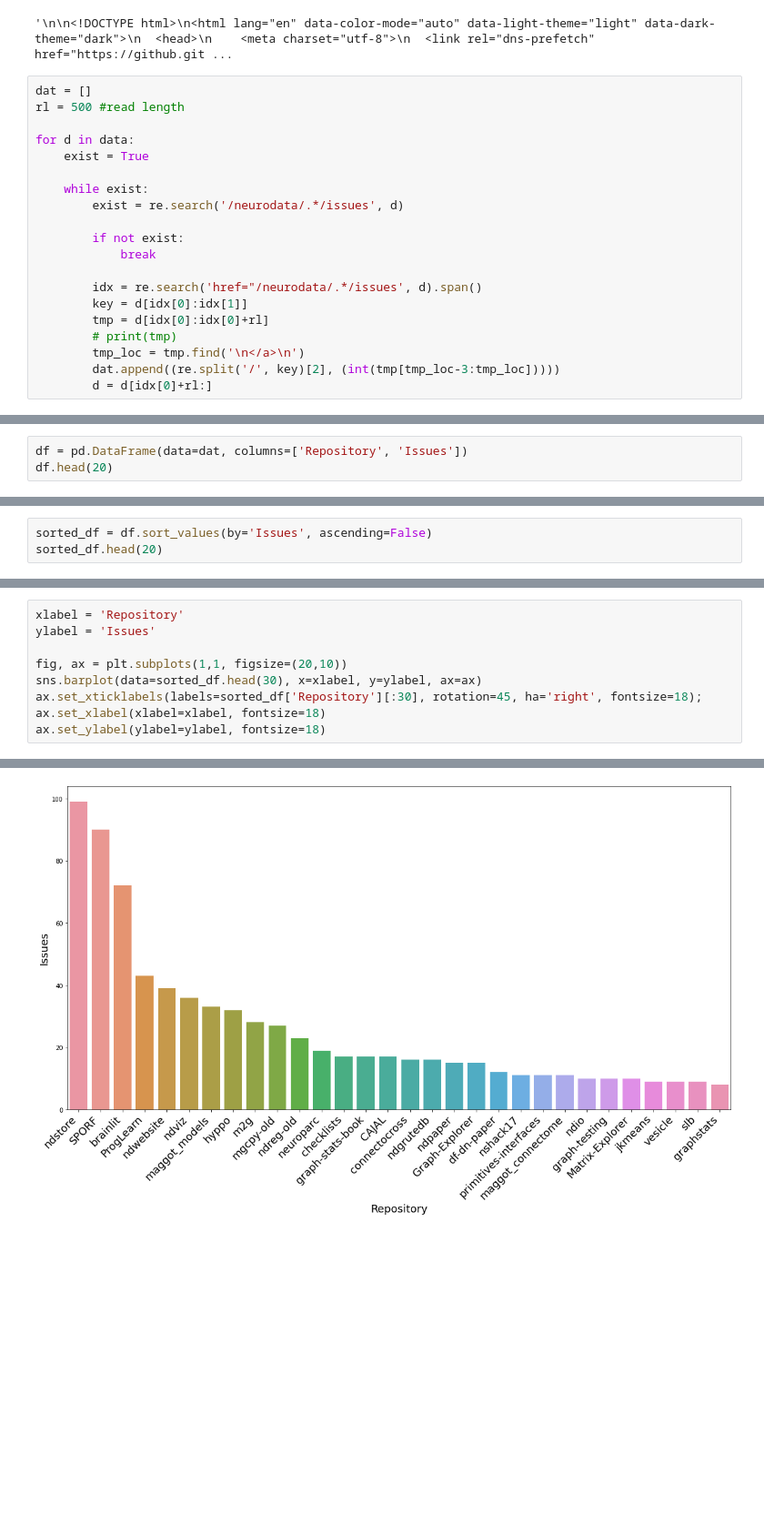
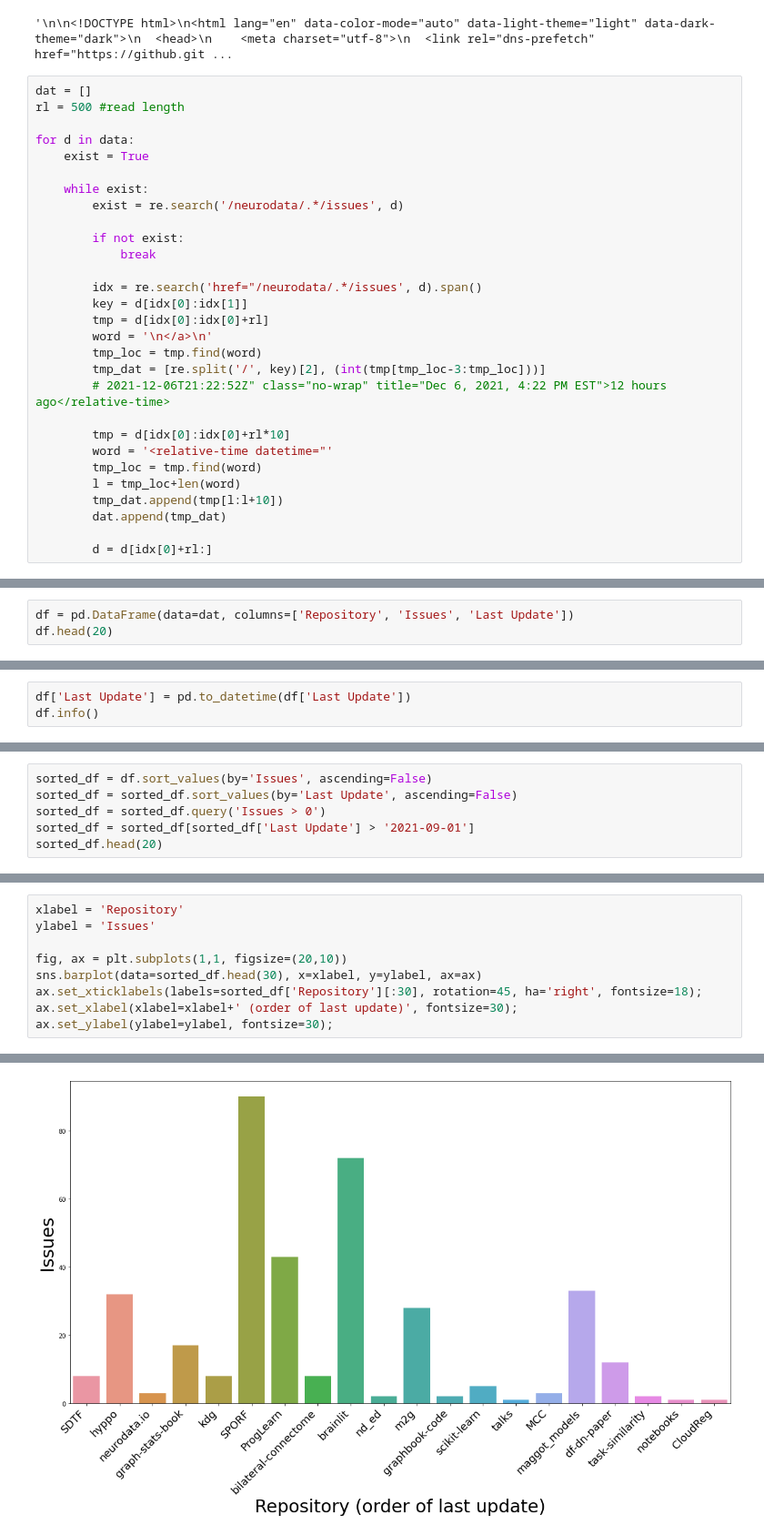
Before and after one commit to jshinm/web-scrapper, a Jupyter notebook: web-scrapper.ipynb, the cells around one changed output, grey strips where cells are left out. Shown: that part at 91% size. Saved outputs shown, nothing was run; the diff lists cells and outputs as text; blank space fills up the shorter version.

Commit message:
added last updated date

```diff
--- a/web-scrapper.ipynb
+++ b/web-scrapper.ipynb
@@ -43,9 +43,18 @@ for d in data:
         idx = re.search('href="/neurodata/.*/issues', d).span()
         key = d[idx[0]:idx[1]]
         tmp = d[idx[0]:idx[0]+rl]
-        # print(tmp)
-        tmp_loc = tmp.find('\n</a>\n')
-        dat.append((re.split('/', key)[2], (int(tmp[tmp_loc-3:tmp_loc]))))
+        word = '\n</a>\n'
+        tmp_loc = tmp.find(word)
+        tmp_dat = [re.split('/', key)[2], (int(tmp[tmp_loc-3:tmp_loc]))]
+        # 2021-12-06T21:22:52Z" class="no-wrap" title="Dec 6, 2021, 4:22 PM EST">12 hours ago</relative-time>
+
+        tmp = d[idx[0]:idx[0]+rl*10]
+        word = '<relative-time datetime="'
+        tmp_loc = tmp.find(word)
+        l = tmp_loc+len(word)
+        tmp_dat.append(tmp[l:l+10])
+        dat.append(tmp_dat)
+
         d = d[idx[0]+rl:]
 # %%
 len(dat), dat[:30]
@@ -70,4 +79,4 @@ len(dat), dat[:30]
 # %%
-df = pd.DataFrame(data=dat, columns=['Repository', 'Issues'])
+df = pd.DataFrame(data=dat, columns=['Repository', 'Issues', 'Last Update'])
 df.head(20)
 # %% [output]
@@ -90,0 +100,3 @@ df.head(20)
+# %%
+df['Last Update'] = pd.to_datetime(df['Last Update'])
+df.info()
@@ -91,4 +114,7 @@ df.head(20)
 # %%
 sorted_df = df.sort_values(by='Issues', ascending=False)
+sorted_df = sorted_df.sort_values(by='Last Update', ascending=False)
+sorted_df = sorted_df.query('Issues > 0')
+sorted_df = sorted_df[sorted_df['Last Update'] > '2021-09-01']
 sorted_df.head(20)
 # %% [output]
@@ -116,6 +142,6 @@ ylabel = 'Issues'
 fig, ax = plt.subplots(1,1, figsize=(20,10))
 sns.barplot(data=sorted_df.head(30), x=xlabel, y=ylabel, ax=ax)
 ax.set_xticklabels(labels=sorted_df['Repository'][:30], rotation=45, ha='right', fontsize=18);
-ax.set_xlabel(xlabel=xlabel, fontsize=18)
-ax.set_ylabel(ylabel=ylabel, fontsize=18)
+ax.set_xlabel(xlabel=xlabel+' (order of last update)', fontsize=30);
+ax.set_ylabel(ylabel=ylabel, fontsize=30);
 # %% [output]
@@ -123 +148 @@ Text(0, 0.5, 'Issues')
-[figure, old version]
+[figure, new version]
```
Also changed, not shown: parts of 5 cells of this notebook.
